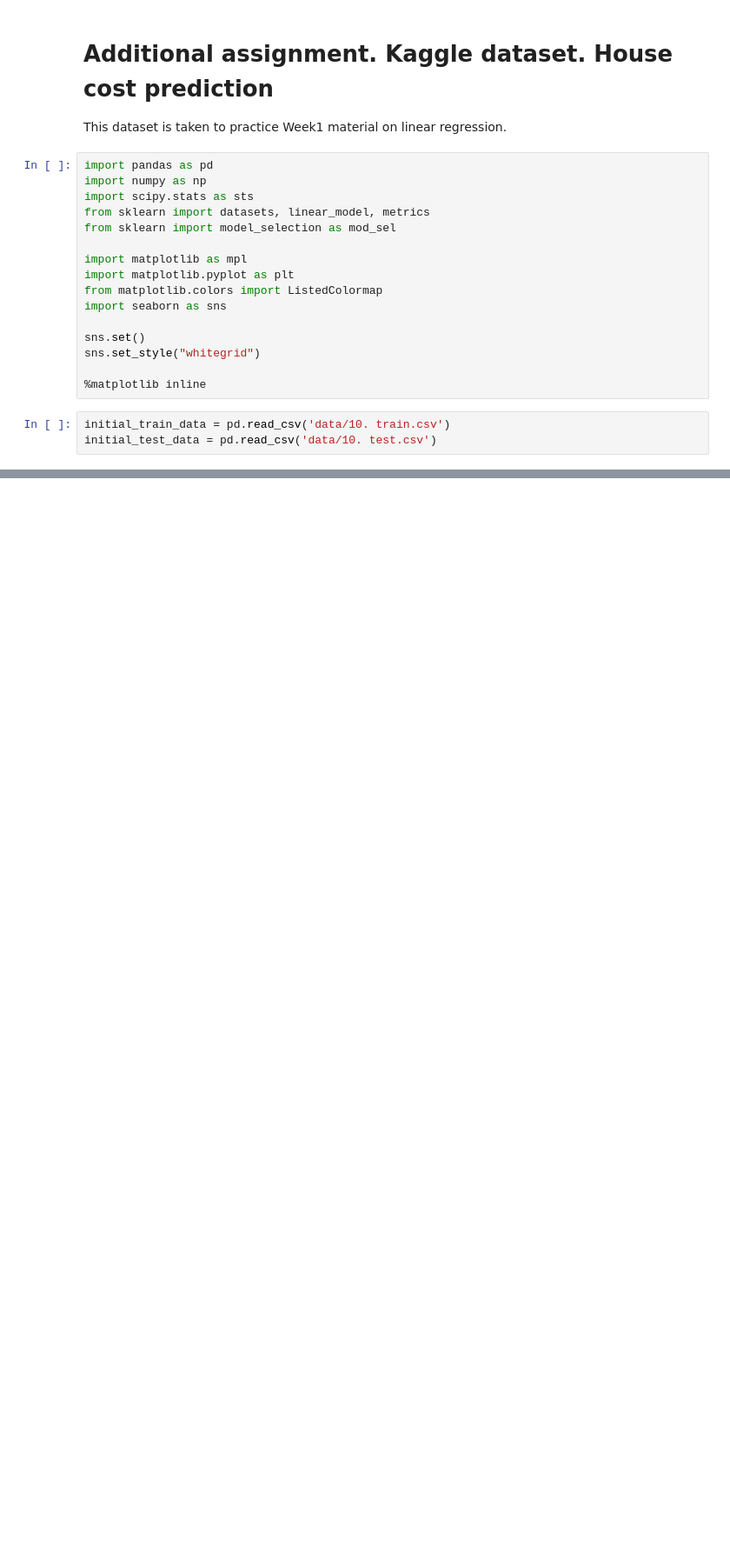
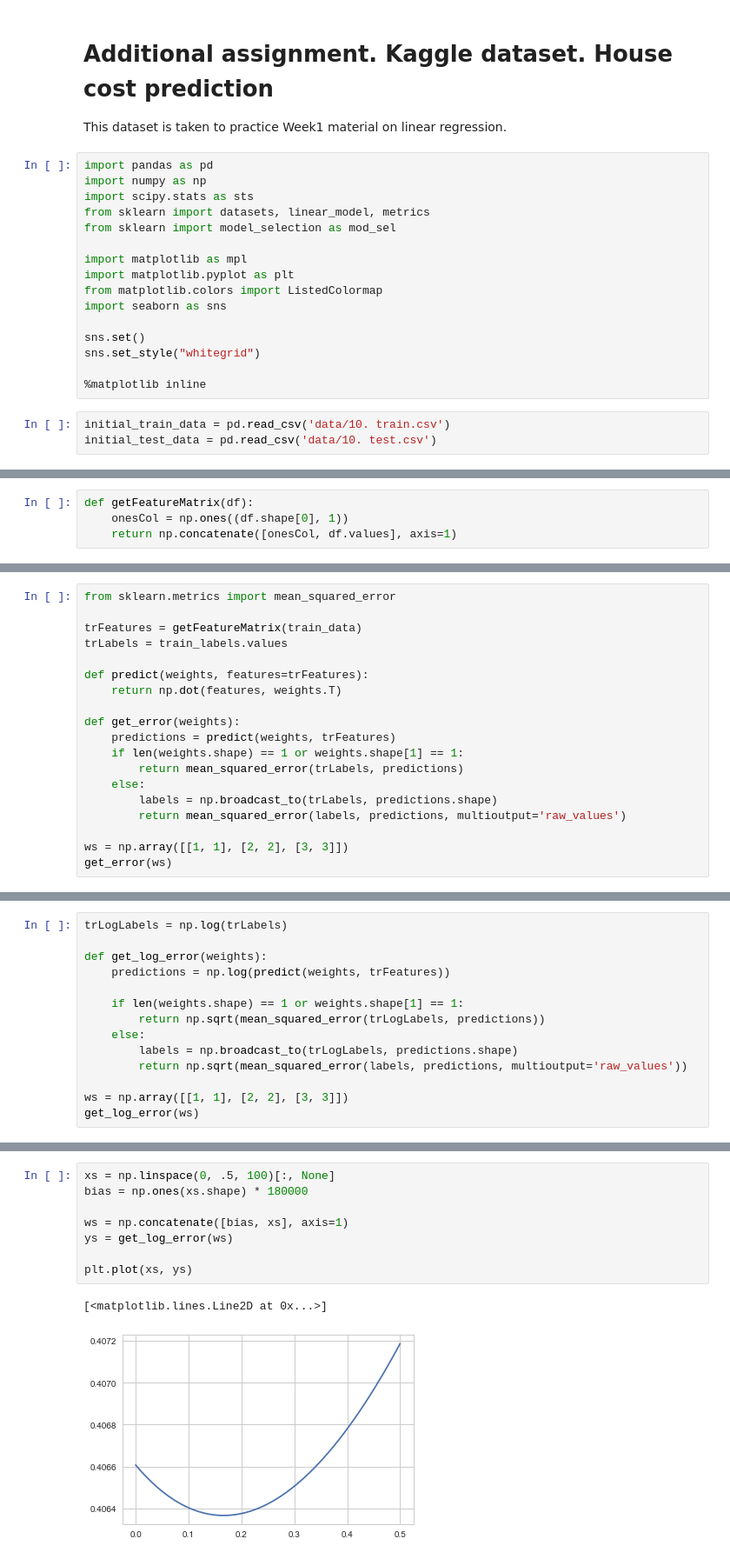
Before and after one commit to pkuderov/mlda-course, a Jupyter notebook: 02. supervised-learning/10. w1ext_kaggle.house_cost.linreg.ipynb, the cells around one changed output, grey strips where cells are left out. Shown at 87% size. Cells and saved outputs as stored; diff of their text form; blank space fills up the shorter version.

```diff
--- a/02. supervised-learning/10. w1ext_kaggle.house_cost.linreg.ipynb
+++ b/02. supervised-learning/10. w1ext_kaggle.house_cost.linreg.ipynb
@@ -40,0 +56,4 @@ sns.pairplot(train_data, size=4.)
+# %%
+def getFeatureMatrix(df):
+    onesCol = np.ones((df.shape[0], 1))
+    return np.concatenate([onesCol, df.values], axis=1)
@@ -40,0 +69,19 @@ sns.pairplot(train_data, size=4.)
+# %%
+from sklearn.metrics import mean_squared_error
+
+trFeatures = getFeatureMatrix(train_data)
+trLabels = train_labels.values
+
+def predict(weights, features=trFeatures):
+    return np.dot(features, weights.T)
+
+def get_error(weights):
+    predictions = predict(weights, trFeatures)
+    if len(weights.shape) == 1 or weights.shape[1] == 1:
+        return mean_squared_error(trLabels, predictions)
+    else:
+        labels = np.broadcast_to(trLabels, predictions.shape)
+        return mean_squared_error(labels, predictions, multioutput='raw_values')
+
+ws = np.array([[1, 1], [2, 2], [3, 3]])
+get_error(ws)
@@ -40,0 +90,14 @@ sns.pairplot(train_data, size=4.)
+# %%
+trLogLabels = np.log(trLabels)
+
+def get_log_error(weights):
+    predictions = np.log(predict(weights, trFeatures))
+
+    if len(weights.shape) == 1 or weights.shape[1] == 1:
+        return np.sqrt(mean_squared_error(trLogLabels, predictions))
+    else:
+        labels = np.broadcast_to(trLogLabels, predictions.shape)
+        return np.sqrt(mean_squared_error(labels, predictions, multioutput='raw_values'))
+
+ws = np.array([[1, 1], [2, 2], [3, 3]])
+get_log_error(ws)
@@ -40,0 +106,11 @@ sns.pairplot(train_data, size=4.)
+# %%
+xs = np.linspace(0, .5, 100)[:, None]
+bias = np.ones(xs.shape) * 180000
+
+ws = np.concatenate([bias, xs], axis=1)
+ys = get_log_error(ws)
+
+plt.plot(xs, ys)
+# %% [output]
+[<matplotlib.lines.Line2D at 0x...>]
+[figure, added]
```
Also changed, not shown: parts of 11 cells of this notebook, 1 other file.
